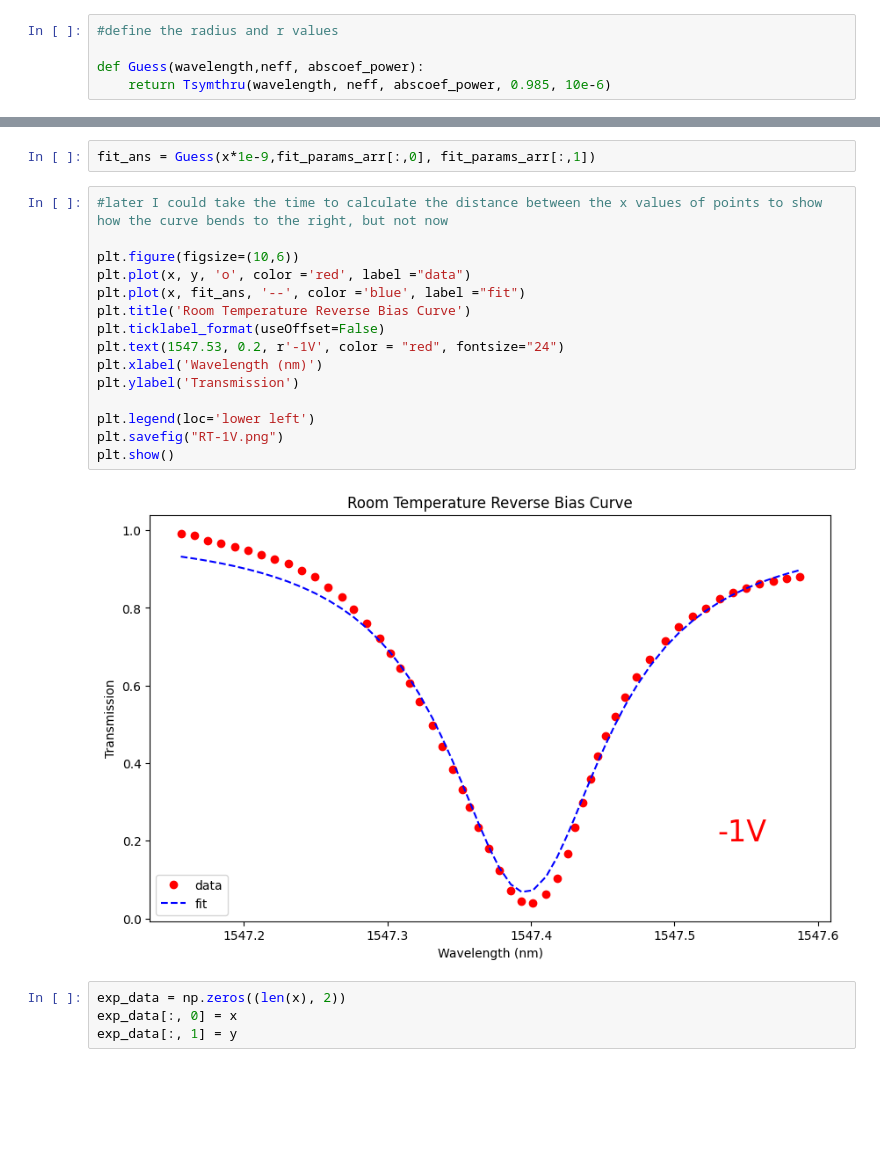
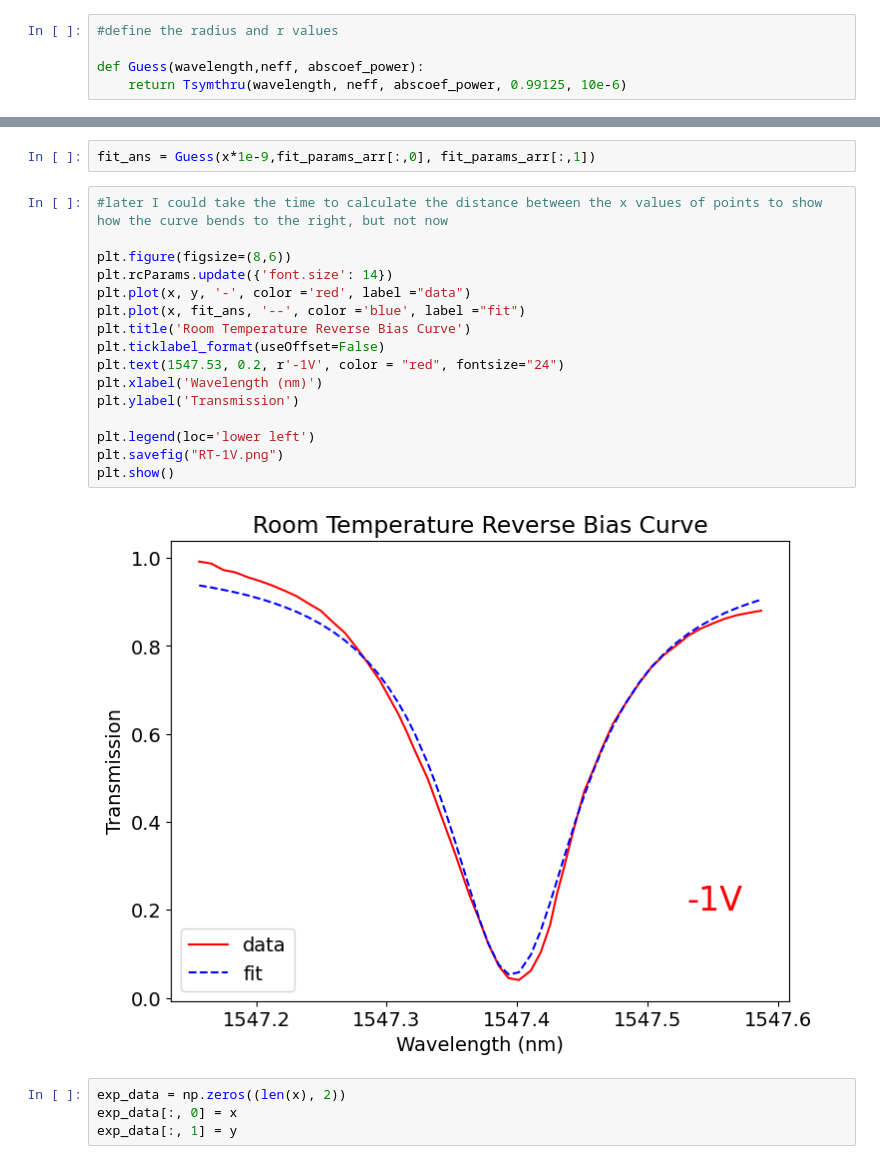
Before and after one commit to madelynnjm/Updated_Thesis, a Jupyter notebook: Falco/RT-code/RT-1V.ipynb, the cells around one changed output, grey strips where cells are left out. Saved outputs shown, nothing was run; the diff lists cells and outputs as text; blank space fills up the shorter version.

Commit message:
fixing up Falco data

```diff
--- a/Falco/RT-code/RT-1V.ipynb
+++ b/Falco/RT-code/RT-1V.ipynb
@@ -50,7 +50,7 @@ plt.show()
 #define the radius and r values
 
 def Guess(wavelength,neff, abscoef_power):
-    return Tsymthru(wavelength, neff, abscoef_power, 0.985, 10e-6)
+    return Tsymthru(wavelength, neff, abscoef_power, 0.99125, 10e-6)
 # %%
 #plot a guess to make sure the neff value works
 new_x = np.linspace(1540, 1550, 100)
@@ -95,20 +95,21 @@ fit_ans = Guess(x*1e-9,fit_params_arr[:,0], fit_params_arr[:,1])
 # %%
 #later I could take the time to calculate the distance between the x values of points to show how the curve bends to the right, but not now
 
-plt.figure(figsize=(10,6))
-plt.plot(x, y, 'o', color ='red', label ="data")
+plt.figure(figsize=(8,6))
+plt.rcParams.update({'font.size': 14})
+plt.plot(x, y, '-', color ='red', label ="data")
 plt.plot(x, fit_ans, '--', color ='blue', label ="fit")
 plt.title('Room Temperature Reverse Bias Curve')
 plt.ticklabel_format(useOffset=False)
 plt.text(1547.53, 0.2, r'-1V', color = "red", fontsize="24")
 plt.xlabel('Wavelength (nm)')
 plt.ylabel('Transmission')
 
 plt.legend(loc='lower left')
 plt.savefig("RT-1V.png")
 plt.show()
 # %% [output]
-[figure, old version]
+[figure, new version]
 # %%
 exp_data = np.zeros((len(x), 2))
 exp_data[:, 0] = x
```
Also changed, not shown: parts of 7 cells of this notebook, 21 other files.
